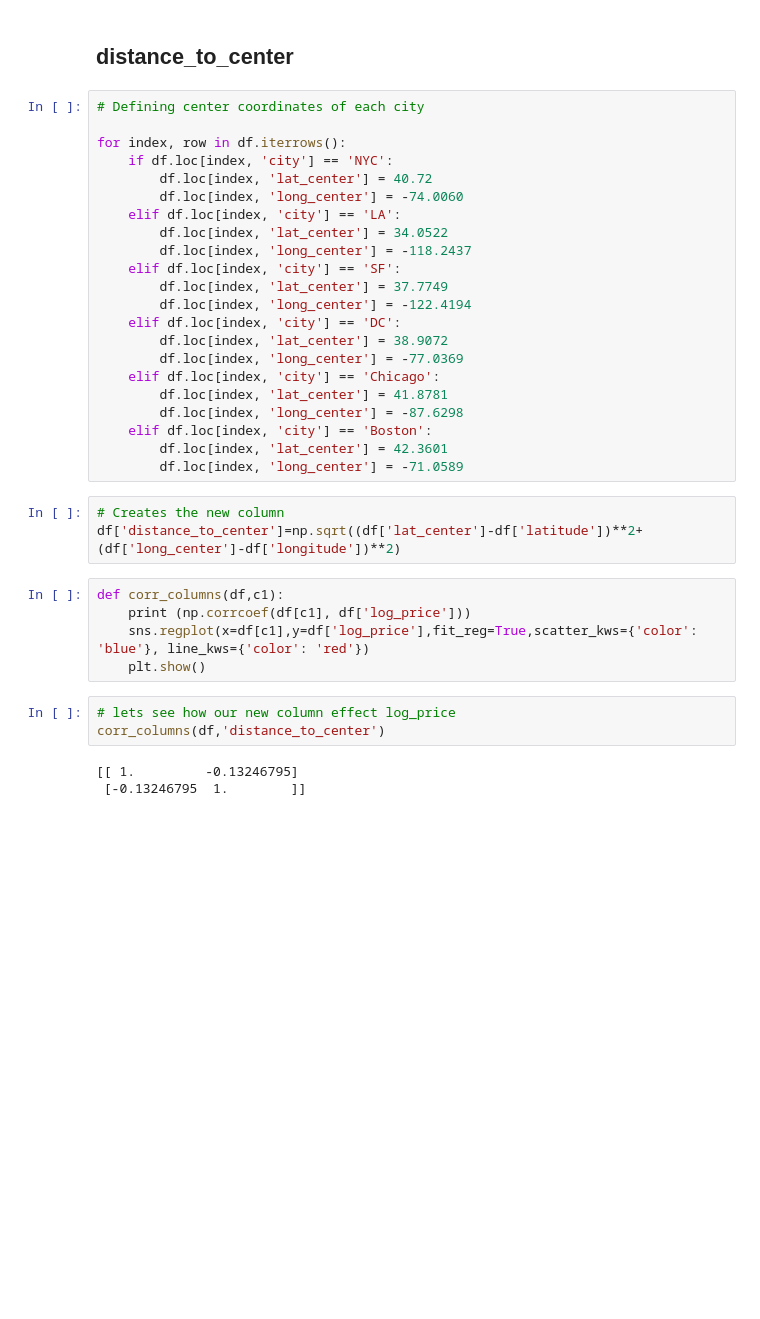
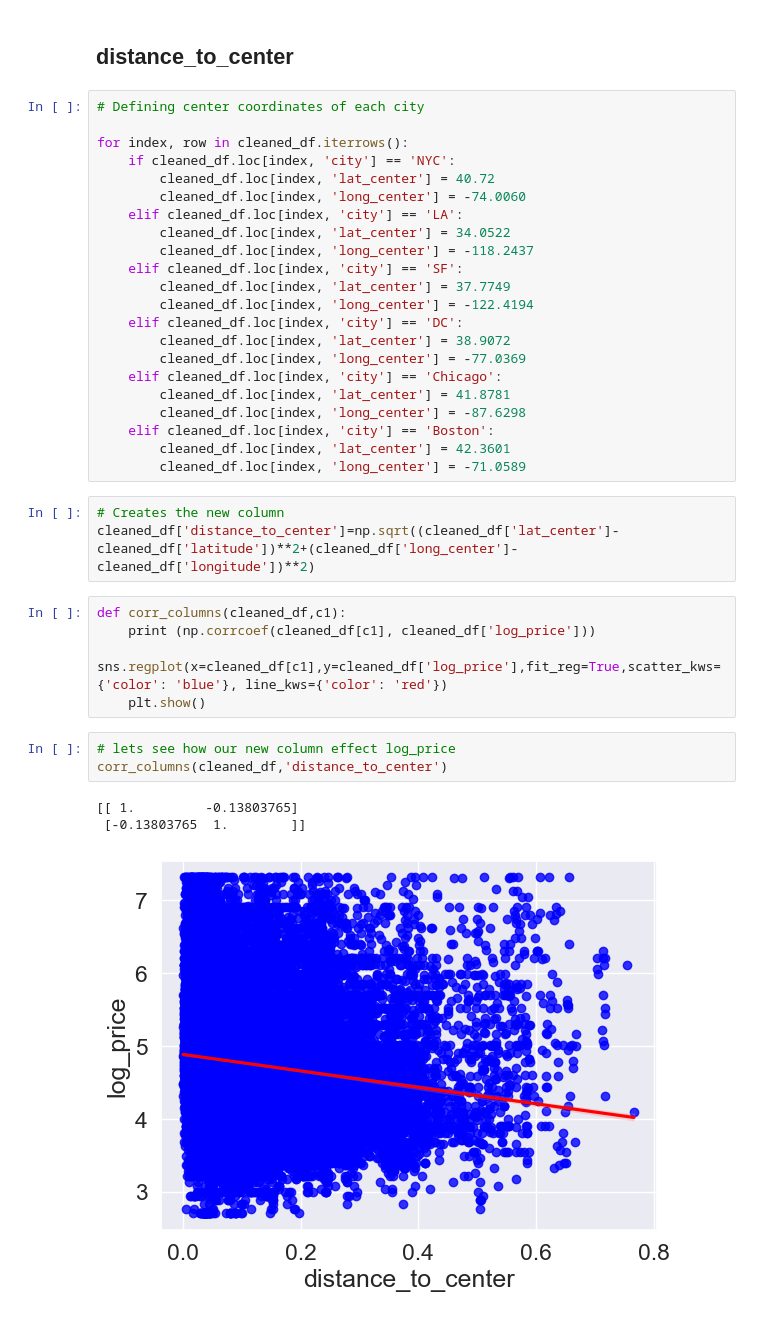
Before and after one commit to semasar/Final-Proje_Airbnb, a Jupyter notebook: data_preproccesing.ipynb, the cells around one changed output. Cells and saved outputs as stored; diff of their text form; blank space fills up the shorter version.

```diff
--- a/data_preproccesing.ipynb
+++ b/data_preproccesing.ipynb
@@ -1445,37 +1432,38 @@ Name: distance_to_center, dtype: float64
 # %%
 # Defining center coordinates of each city
 
-for index, row in df.iterrows():
-    if df.loc[index, 'city'] == 'NYC':
-        df.loc[index, 'lat_center'] = 40.72
-        df.loc[index, 'long_center'] = -74.0060
-    elif df.loc[index, 'city'] == 'LA':
-        df.loc[index, 'lat_center'] = 34.0522
-        df.loc[index, 'long_center'] = -118.2437
-    elif df.loc[index, 'city'] == 'SF':
-        df.loc[index, 'lat_center'] = 37.7749
-        df.loc[index, 'long_center'] = -122.4194
-    elif df.loc[index, 'city'] == 'DC':
-        df.loc[index, 'lat_center'] = 38.9072
-        df.loc[index, 'long_center'] = -77.0369
-    elif df.loc[index, 'city'] == 'Chicago':
-        df.loc[index, 'lat_center'] = 41.8781
-        df.loc[index, 'long_center'] = -87.6298
-    elif df.loc[index, 'city'] == 'Boston':
-        df.loc[index, 'lat_center'] = 42.3601
-        df.loc[index, 'long_center'] = -71.0589
+for index, row in cleaned_df.iterrows():
+    if cleaned_df.loc[index, 'city'] == 'NYC':
+        cleaned_df.loc[index, 'lat_center'] = 40.72
+        cleaned_df.loc[index, 'long_center'] = -74.0060
+    elif cleaned_df.loc[index, 'city'] == 'LA':
+        cleaned_df.loc[index, 'lat_center'] = 34.0522
+        cleaned_df.loc[index, 'long_center'] = -118.2437
+    elif cleaned_df.loc[index, 'city'] == 'SF':
+        cleaned_df.loc[index, 'lat_center'] = 37.7749
+        cleaned_df.loc[index, 'long_center'] = -122.4194
+    elif cleaned_df.loc[index, 'city'] == 'DC':
+        cleaned_df.loc[index, 'lat_center'] = 38.9072
+        cleaned_df.loc[index, 'long_center'] = -77.0369
+    elif cleaned_df.loc[index, 'city'] == 'Chicago':
+        cleaned_df.loc[index, 'lat_center'] = 41.8781
+        cleaned_df.loc[index, 'long_center'] = -87.6298
+    elif cleaned_df.loc[index, 'city'] == 'Boston':
+        cleaned_df.loc[index, 'lat_center'] = 42.3601
+        cleaned_df.loc[index, 'long_center'] = -71.0589
 # %%
 # Creates the new column
-df['distance_to_center']=np.sqrt((df['lat_center']-df['latitude'])**2+(df['long_center']-df['longitude'])**2)
+cleaned_df['distance_to_center']=np.sqrt((cleaned_df['lat_center']-cleaned_df['latitude'])**2+(cleaned_df['long_center']-cleaned_df['longitude'])**2)
 # %%
-def corr_columns(df,c1):
-    print (np.corrcoef(df[c1], df['log_price']))
-    sns.regplot(x=df[c1],y=df['log_price'],fit_reg=True,scatter_kws={'color': 'blue'}, line_kws={'color': 'red'})
+def corr_columns(cleaned_df,c1):
+    print (np.corrcoef(cleaned_df[c1], cleaned_df['log_price']))
+    sns.regplot(x=cleaned_df[c1],y=cleaned_df['log_price'],fit_reg=True,scatter_kws={'color': 'blue'}, line_kws={'color': 'red'})
     plt.show()
 # %%
 # lets see how our new column effect log_price
-corr_columns(df,'distance_to_center')
+corr_columns(cleaned_df,'distance_to_center')
 # %% [output]
-[[ 1.         -0.13246795]
- [-0.13246795  1.        ]]
+[[ 1.         -0.13803765]
+ [-0.13803765  1.        ]]
+[figure, added]
 # %%
```
Also changed, not shown: parts of 69 cells of this notebook.
